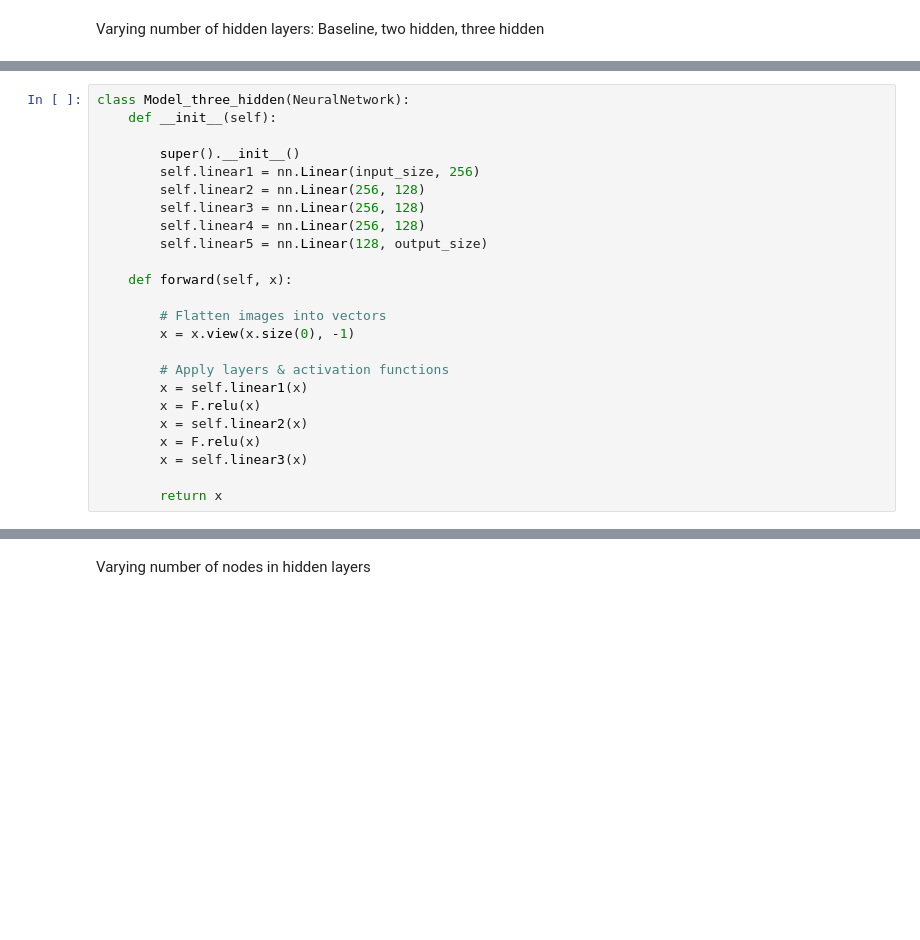
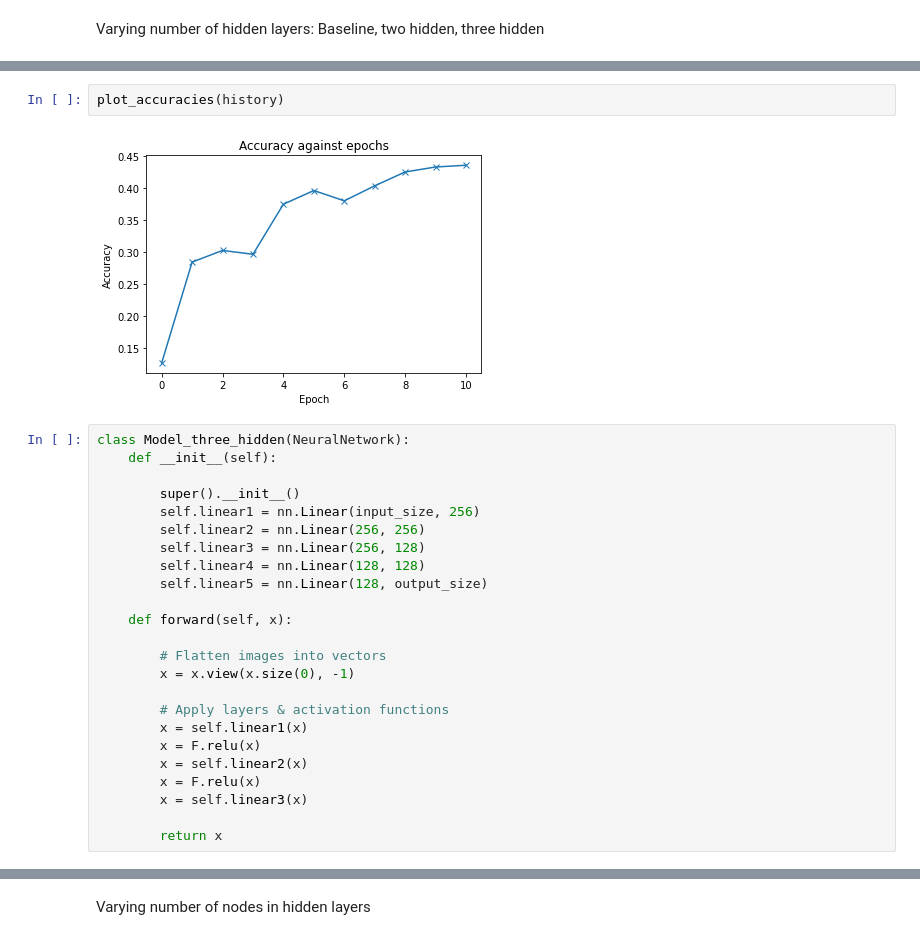
Before and after one commit to EamonnOCearnaigh/NeuralNetworks, a Jupyter notebook: Task 4.ipynb, the cells around one changed output, grey strips where cells are left out. Drawn from its saved outputs; the diff is of its cells as text; blank space fills up the shorter version.

```diff
--- a/Task 4.ipynb
+++ b/Task 4.ipynb
@@ -839,12 +881,16 @@ plot_accuracies(history)
+# %%
+plot_accuracies(history)
+# %% [output]
+[figure, added]
 # %%
 class Model_three_hidden(NeuralNetwork):
     def __init__(self):
 
         super().__init__()
         self.linear1 = nn.Linear(input_size, 256)
-        self.linear2 = nn.Linear(256, 128)
+        self.linear2 = nn.Linear(256, 256)
         self.linear3 = nn.Linear(256, 128)
-        self.linear4 = nn.Linear(256, 128)
+        self.linear4 = nn.Linear(128, 128)
         self.linear5 = nn.Linear(128, output_size)
 
     def forward(self, x):
```
Also changed, not shown: parts of 60 cells of this notebook.
